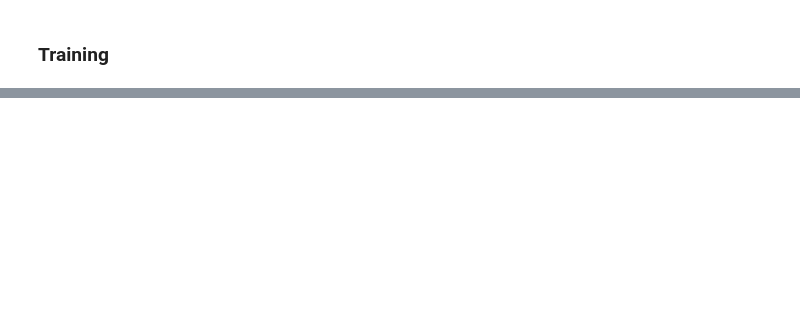
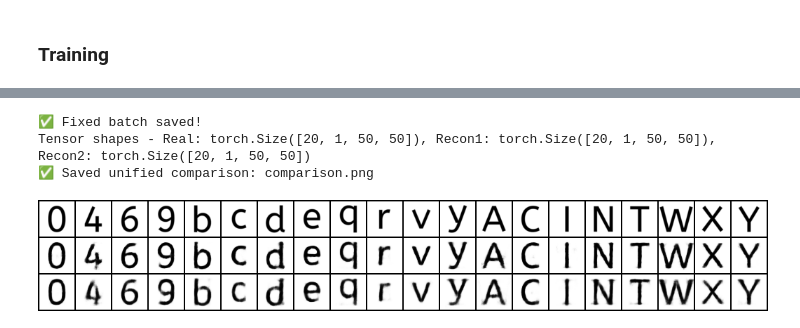
Before and after one commit to krisandre7/ia376n_ia_generativa, a Jupyter notebook: Kristhian_André_Oliveira_Aguilar_2025_2_IA376_FirstVAE_en.ipynb, the cells around one changed output, grey strips where cells are left out. Saved outputs shown, nothing was run; the diff lists cells and outputs as text; code cells hidden in the pictures; blank space fills up the shorter version.

```diff
--- a/Kristhian_André_Oliveira_Aguilar_2025_2_IA376_FirstVAE_en.ipynb
+++ b/Kristhian_André_Oliveira_Aguilar_2025_2_IA376_FirstVAE_en.ipynb
@@ -391,0 +1016,50 @@ files.download('results.zip')
+# %%
+val_loader_eval = create_eval_dataloader(base_config)
+
+# Save the SAME batch of validation images for consistent comparison
+fixed_batch, _ = next(iter(val_loader_eval))
+torch.save(fixed_batch, "fixed_batch.pt")
+print("✅ Fixed batch saved!")
+
+def show_reconstruction_comparison(fixed_batch, exp1, exp2, img_size, n=8):
+    """Show a grid: [real | exp1 fake | exp2 fake] for n samples."""
+    device = torch.device("cuda" if torch.cuda.is_available() else "cpu")
+    fixed_batch = fixed_batch.to(device)[:n]
+
+    # Load models
+    def load_and_reconstruct(exp_dir):
+        parts = os.path.basename(exp_dir).split('_')
+        z_dim, hidden_dim = int(parts[2]), int(parts[5])
+        model = VAE(z_dim=z_dim, hidden_dim=hidden_dim, img_size=img_size).to(device)
+        model.load_state_dict(torch.load(os.path.join(exp_dir, "models", "best_model.pth"),
+                                         map_location=device))
+        model.eval()
+        with torch.no_grad():
+            recon, _, _ = model(fixed_batch)
+
+        recon = recon.view(-1, 1, img_size, img_size)
+        return recon.cpu()
+
+    recon1 = load_and_reconstruct(exp1)
+    recon2 = load_and_reconstruct(exp2)
+
+    print(f"Tensor shapes - Real: {fixed_batch.shape}, Recon1: {recon1.shape}, Recon2: {recon2.shape}")
+
+    # Make comparison tensor
+    comparison = torch.cat([
+        fixed_batch.cpu(), recon1, recon2
+    ])
+
+    save_image(
+        comparison, "comparison.png", nrow=n
+    )
+    print("✅ Saved unified comparison: comparison.png")
+
+show_reconstruction_comparison(fixed_batch, exp1, exp2, base_config["img_size"], n=20)
+
+Image.open("comparison.png")
+# %% [output]
+✅ Fixed batch saved!
+Tensor shapes - Real: torch.Size([20, 1, 50, 50]), Recon1: torch.Size([20, 1, 50, 50]), Recon2: torch.Size([20, 1, 50, 50])
+✅ Saved unified comparison: comparison.png
+[figure, added]
```
Also changed, not shown: parts of 63 cells of this notebook, 2 other files.
